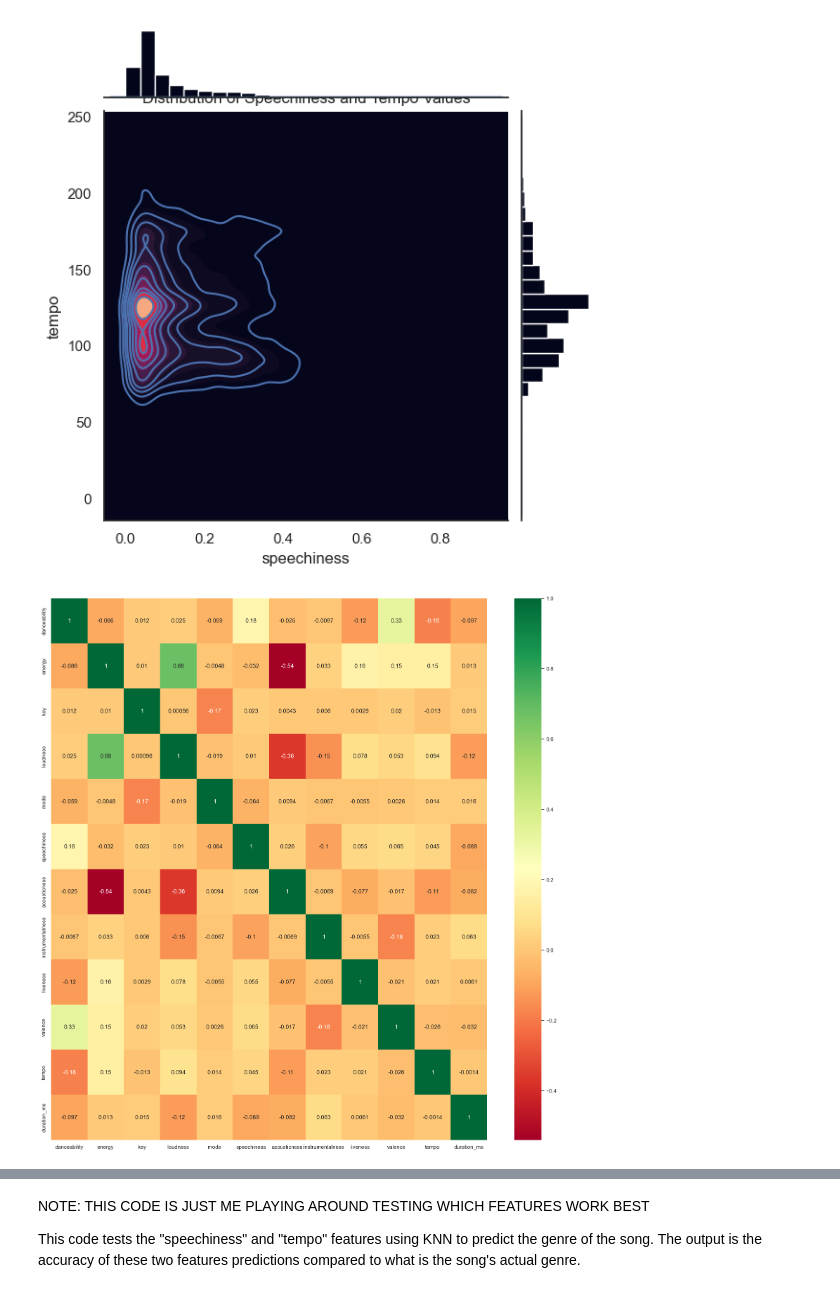
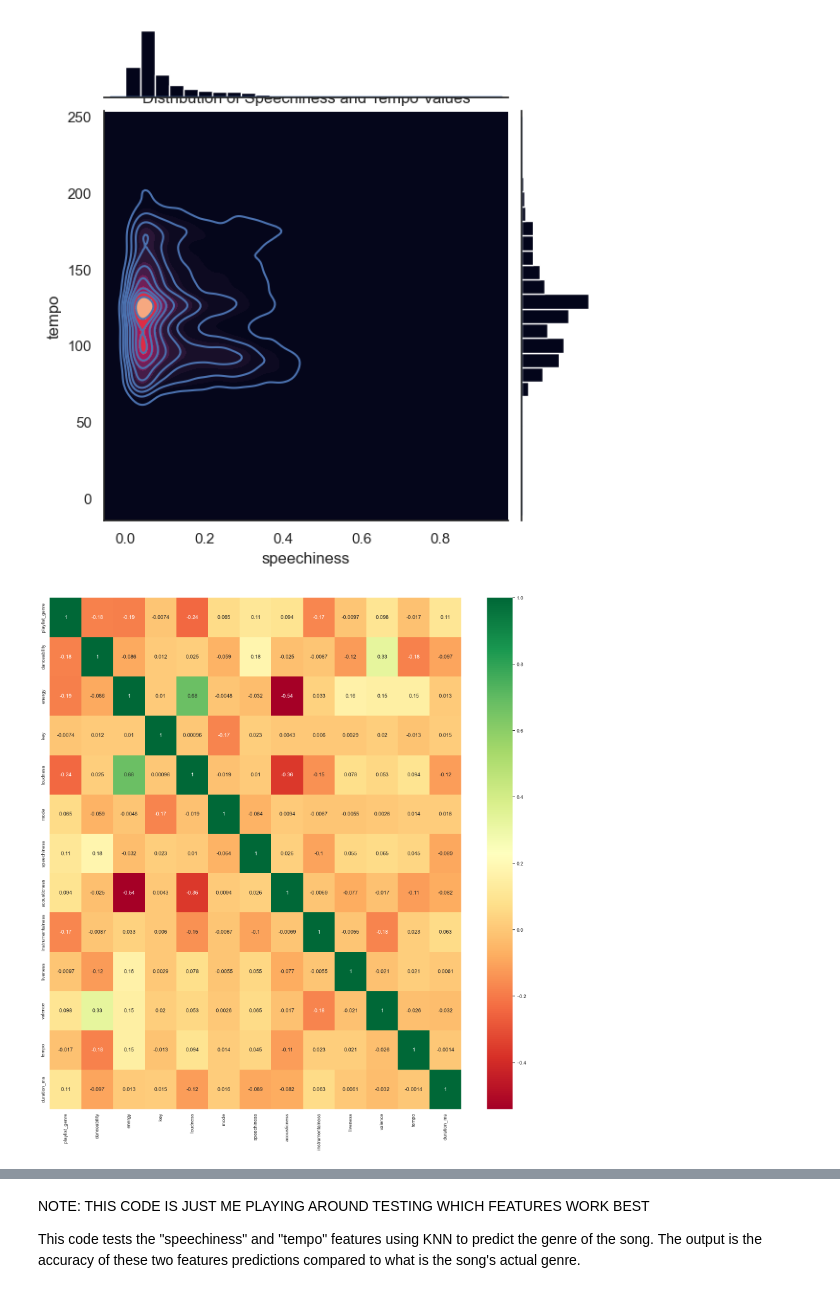
Before and after one commit to RaymondNg0054/cs105_finalproject, a Jupyter notebook: cs105_finalproject.ipynb, the cells around one changed output, grey strips where cells are left out. Drawn from its saved outputs; the diff is of its cells as text; code cells hidden in the pictures.

```diff
--- a/cs105_finalproject.ipynb
+++ b/cs105_finalproject.ipynb
@@ -250,12 +251,16 @@ This will become an error in seaborn v0.14.0; please update your code.
 # %%
 #correlation analysis on each feature
 
-X = df.iloc[:,2:13]
-Y = df.iloc[:,1]
+#X = df.iloc[:,2:13]
+#Y = df.iloc[:,1]
+#genres_change = df['playlist_genre'].replace(['edm','latin','pop','r&b','rap','rock'],[1,2,3,4,5,6],inplace=True);
+mapping = {'edm':1, 'latin':2,'pop':3,'r&b':4,'rap':5,'rock':6}
+
+df["playlist_genre"] = df["playlist_genre"].map(mapping)
 
 corr = df.corr();
 top_feat = corr.index
-plt.figure(figsize=(20,20))
+plt.figure(figsize=(21,21))
 g=sns.heatmap(df[top_feat].corr(),annot=True,cmap="RdYlGn")
 # %% [output]
-[figure, old version]
+[figure, new version]
```
Also changed, not shown: parts of 8 cells of this notebook.
